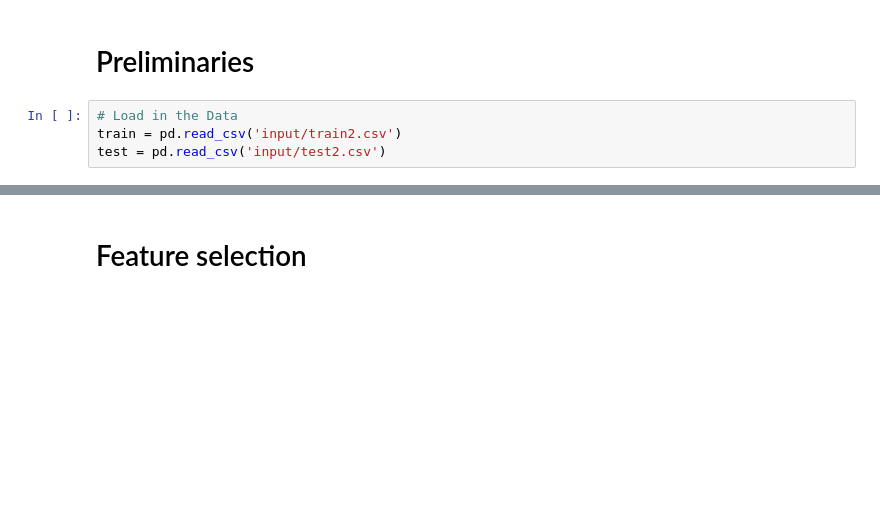
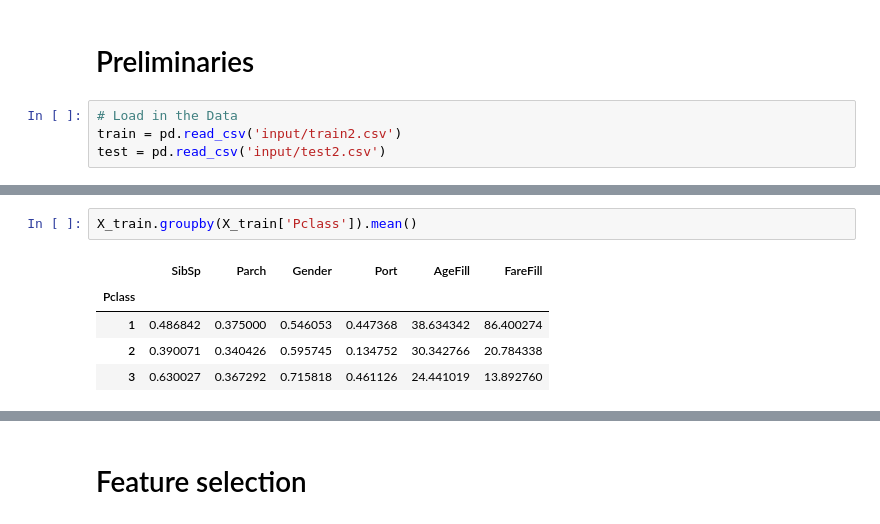
Before and after one commit to ErBa508/kggle, a Jupyter notebook: Titanic/RandomForest_titanic.ipynb, the cells around one changed output, grey strips where cells are left out. Cells and saved outputs as stored; diff of their text form; blank space fills up the shorter version.

```diff
--- a/Titanic/RandomForest_titanic.ipynb
+++ b/Titanic/RandomForest_titanic.ipynb
@@ -54,0 +101,8 @@ print(null_accuracy)
+# %%
+X_train.groupby(X_train['Pclass']).mean()
+# %% [output]
+|  | SibSp | Parch | Gender | Port | AgeFill | FareFill |
+| Pclass |  |  |  |  |  |  |
+| 1 | 0.486842 | 0.375000 | 0.546053 | 0.447368 | 38.634342 | 86.400274 |
+| 2 | 0.390071 | 0.340426 | 0.595745 | 0.134752 | 30.342766 | 20.784338 |
+| 3 | 0.630027 | 0.367292 | 0.715818 | 0.461126 | 24.441019 | 13.892760 |
```
Also changed, not shown: parts of 69 cells of this notebook.
